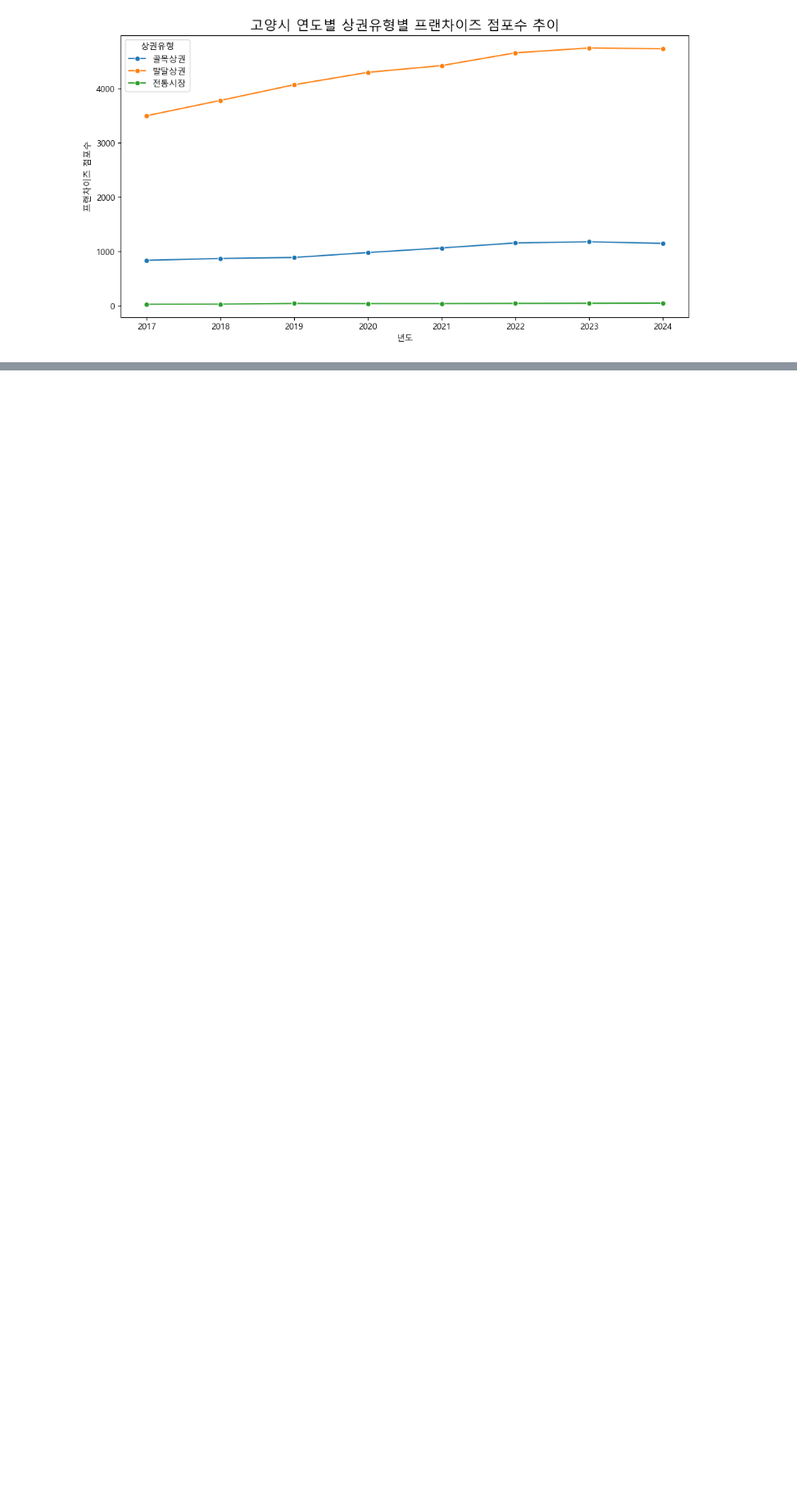
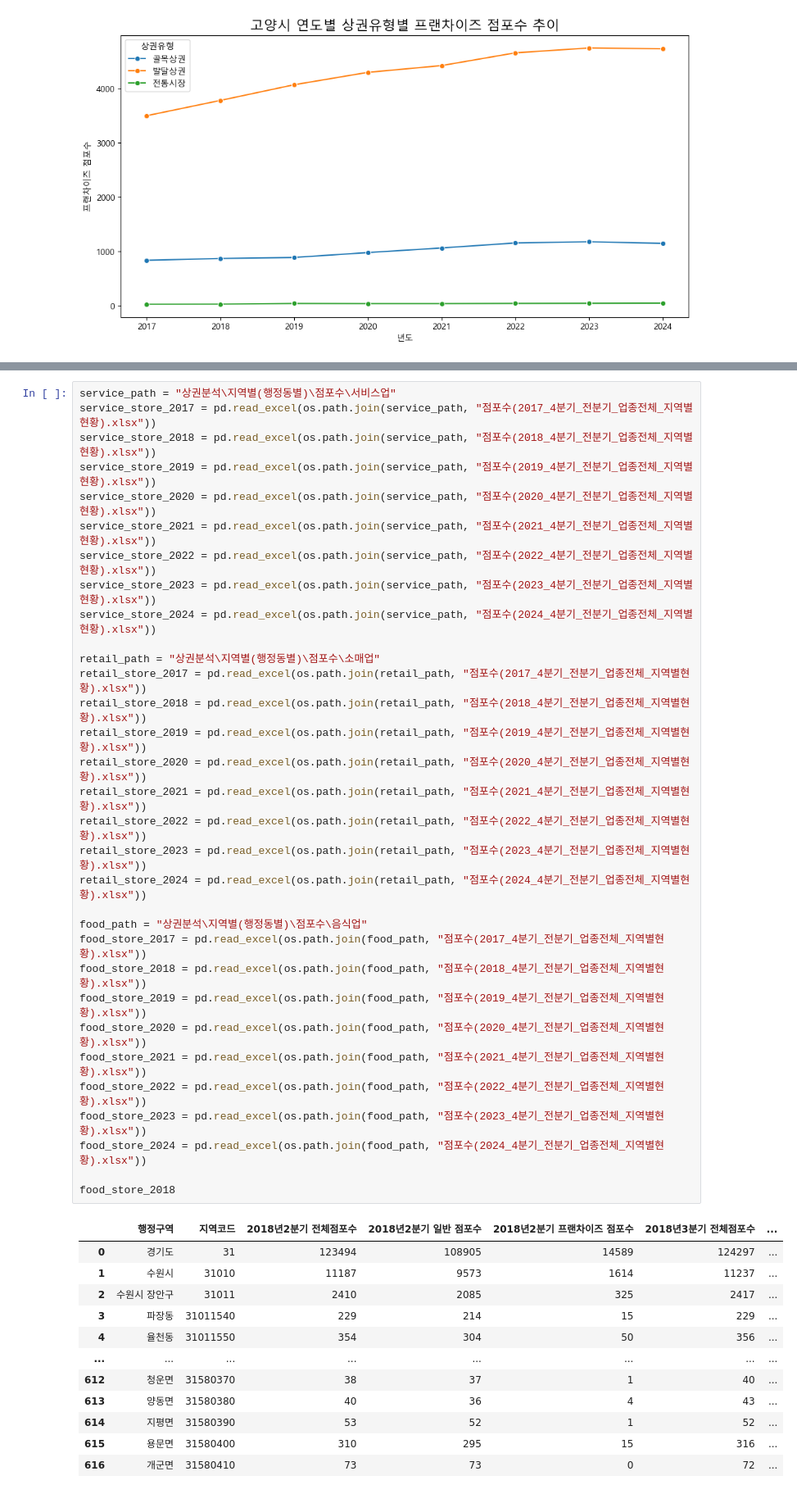
Before and after one commit to gisyun/Goyang_TradeAreaAnalysis, a Jupyter notebook: StoreAnalysis.ipynb, the cells around one changed output, grey strips where cells are left out. Shown at 82% size. Drawn from its saved outputs; the diff is of its cells as text; blank space fills up the shorter version.

Commit message:
점포수 분석 -> 업종별 분석 추가 - 서비스업 - 소매업 - 음식업

```diff
--- a/StoreAnalysis.ipynb
+++ b/StoreAnalysis.ipynb
@@ -282,0 +288,45 @@ plt.show()
+# %%
+service_path = "상권분석\지역별(행정동별)\점포수\서비스업"
+service_store_2017 = pd.read_excel(os.path.join(service_path, "점포수(2017_4분기_전분기_업종전체_지역별현황).xlsx"))
+service_store_2018 = pd.read_excel(os.path.join(service_path, "점포수(2018_4분기_전분기_업종전체_지역별현황).xlsx"))
+service_store_2019 = pd.read_excel(os.path.join(service_path, "점포수(2019_4분기_전분기_업종전체_지역별현황).xlsx"))
+service_store_2020 = pd.read_excel(os.path.join(service_path, "점포수(2020_4분기_전분기_업종전체_지역별현황).xlsx"))
+service_store_2021 = pd.read_excel(os.path.join(service_path, "점포수(2021_4분기_전분기_업종전체_지역별현황).xlsx"))
+service_store_2022 = pd.read_excel(os.path.join(service_path, "점포수(2022_4분기_전분기_업종전체_지역별현황).xlsx"))
+service_store_2023 = pd.read_excel(os.path.join(service_path, "점포수(2023_4분기_전분기_업종전체_지역별현황).xlsx"))
+service_store_2024 = pd.read_excel(os.path.join(service_path, "점포수(2024_4분기_전분기_업종전체_지역별현황).xlsx"))
+
+retail_path = "상권분석\지역별(행정동별)\점포수\소매업"
+retail_store_2017 = pd.read_excel(os.path.join(retail_path, "점포수(2017_4분기_전분기_업종전체_지역별현황).xlsx"))
+retail_store_2018 = pd.read_excel(os.path.join(retail_path, "점포수(2018_4분기_전분기_업종전체_지역별현황).xlsx"))
+retail_store_2019 = pd.read_excel(os.path.join(retail_path, "점포수(2019_4분기_전분기_업종전체_지역별현황).xlsx"))
+retail_store_2020 = pd.read_excel(os.path.join(retail_path, "점포수(2020_4분기_전분기_업종전체_지역별현황).xlsx"))
+retail_store_2021 = pd.read_excel(os.path.join(retail_path, "점포수(2021_4분기_전분기_업종전체_지역별현황).xlsx"))
+retail_store_2022 = pd.read_excel(os.path.join(retail_path, "점포수(2022_4분기_전분기_업종전체_지역별현황).xlsx"))
+retail_store_2023 = pd.read_excel(os.path.join(retail_path, "점포수(2023_4분기_전분기_업종전체_지역별현황).xlsx"))
+retail_store_2024 = pd.read_excel(os.path.join(retail_path, "점포수(2024_4분기_전분기_업종전체_지역별현황).xlsx"))
+
+food_path = "상권분석\지역별(행정동별)\점포수\음식업"
+food_store_2017 = pd.read_excel(os.path.join(food_path, "점포수(2017_4분기_전분기_업종전체_지역별현황).xlsx"))
+food_store_2018 = pd.read_excel(os.path.join(food_path, "점포수(2018_4분기_전분기_업종전체_지역별현황).xlsx"))
+food_store_2019 = pd.read_excel(os.path.join(food_path, "점포수(2019_4분기_전분기_업종전체_지역별현황).xlsx"))
+food_store_2020 = pd.read_excel(os.path.join(food_path, "점포수(2020_4분기_전분기_업종전체_지역별현황).xlsx"))
+food_store_2021 = pd.read_excel(os.path.join(food_path, "점포수(2021_4분기_전분기_업종전체_지역별현황).xlsx"))
+food_store_2022 = pd.read_excel(os.path.join(food_path, "점포수(2022_4분기_전분기_업종전체_지역별현황).xlsx"))
+food_store_2023 = pd.read_excel(os.path.join(food_path, "점포수(2023_4분기_전분기_업종전체_지역별현황).xlsx"))
+food_store_2024 = pd.read_excel(os.path.join(food_path, "점포수(2024_4분기_전분기_업종전체_지역별현황).xlsx"))
+
+food_store_2018
+# %% [output]
+|  | 행정구역 | 지역코드 | 2018년2분기 전체점포수 | 2018년2분기 일반 점포수 | 2018년2분기 프랜차이즈 점포수 | 2018년3분기 전체점포수 | ... |
+| 0 | 경기도 | 31 | 123494 | 108905 | 14589 | 124297 | ... |
+| 1 | 수원시 | 31010 | 11187 | 9573 | 1614 | 11237 | ... |
+| 2 | 수원시 장안구 | 31011 | 2410 | 2085 | 325 | 2417 | ... |
+| 3 | 파장동 | 31011540 | 229 | 214 | 15 | 229 | ... |
+| 4 | 율천동 | 31011550 | 354 | 304 | 50 | 356 | ... |
+| ... | ... | ... | ... | ... | ... | ... | ... |
+| 612 | 청운면 | 31580370 | 38 | 37 | 1 | 40 | ... |
+| 613 | 양동면 | 31580380 | 40 | 36 | 4 | 43 | ... |
+| 614 | 지평면 | 31580390 | 53 | 52 | 1 | 52 | ... |
+| 615 | 용문면 | 31580400 | 310 | 295 | 15 | 316 | ... |
+| 616 | 개군면 | 31580410 | 73 | 73 | 0 | 72 | ... |
```
Also changed, not shown: parts of 9 cells of this notebook.
